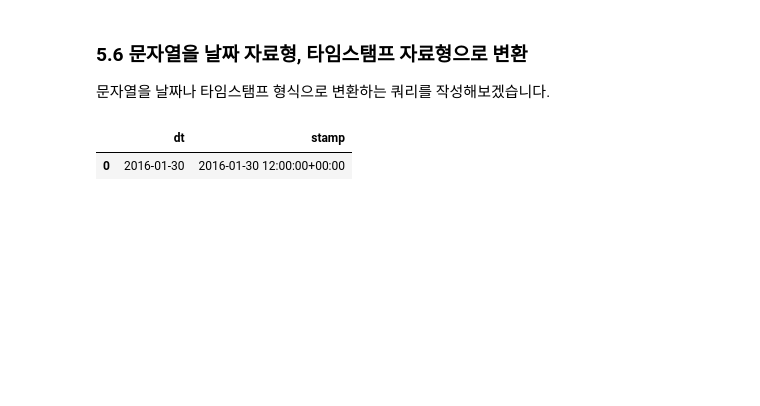
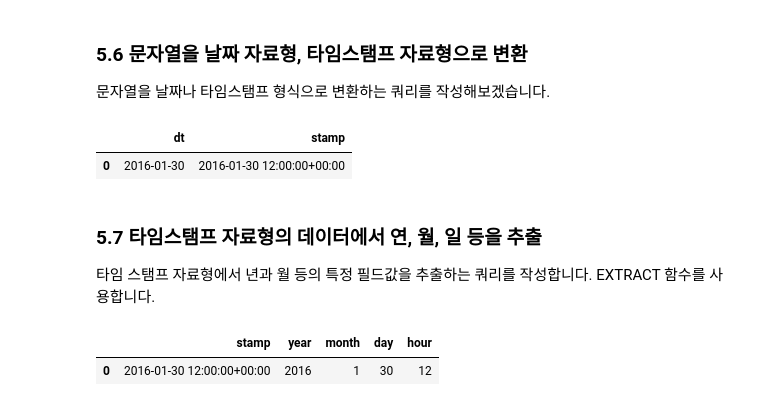
Before and after one commit to yhp2205/SQL, a Jupyter notebook: ch_5.ipynb, the cells around one changed output. Cells and saved outputs as stored; diff of their text form; code cells hidden in the pictures; blank space fills up the shorter version.

```diff
--- a/ch_5.ipynb
+++ b/ch_5.ipynb
@@ -201,3 +201,20 @@ SELECT
 # %% [output]
 |  | dt | stamp |
 | 0 | 2016-01-30 | 2016-01-30 12:00:00+00:00 |
+# %% [markdown]
+### 5.7 타임스탬프 자료형의 데이터에서 연, 월, 일 등을 추출
+타임 스탬프 자료형에서 년과 월 등의 특정 필드값을 추출하는 쿼리를 작성합니다.   EXTRACT 함수를 사용합니다.
+# %%
+%%bigquery --project mygcpproject-340112
+SELECT
+  stamp
+  , EXTRACT(YEAR FROM stamp) AS year
+  , EXTRACT(MONTH FROM stamp) AS month
+  , EXTRACT(DAY FROM stamp) AS day
+  , EXTRACT(HOUR FROM stamp) AS hour
+FROM
+  (SELECT CAST('2016-01-30 12:00:00' AS timestamp) AS stamp) AS t
+;
+# %% [output]
+|  | stamp | year | month | day | hour |
+| 0 | 2016-01-30 12:00:00+00:00 | 2016 | 1 | 30 | 12 |
```
Also changed, not shown: parts of 9 cells of this notebook.
